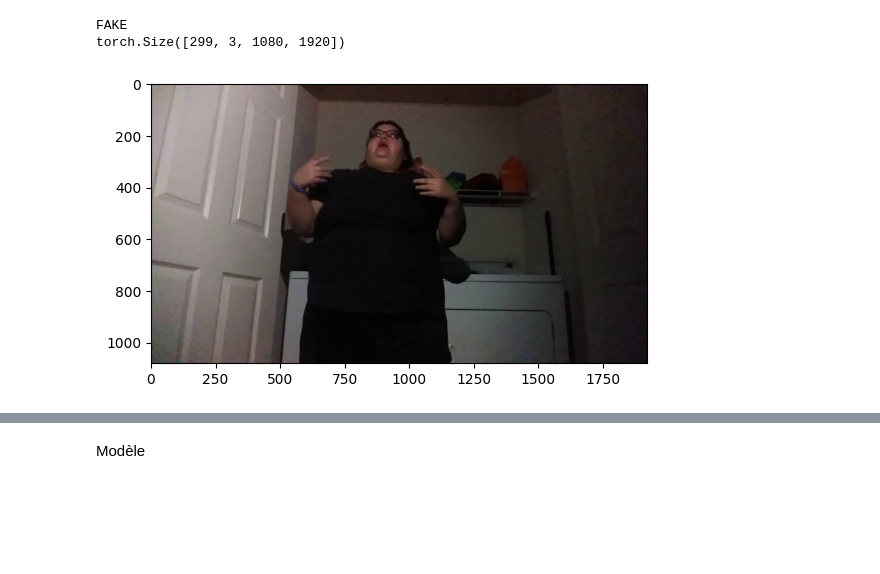
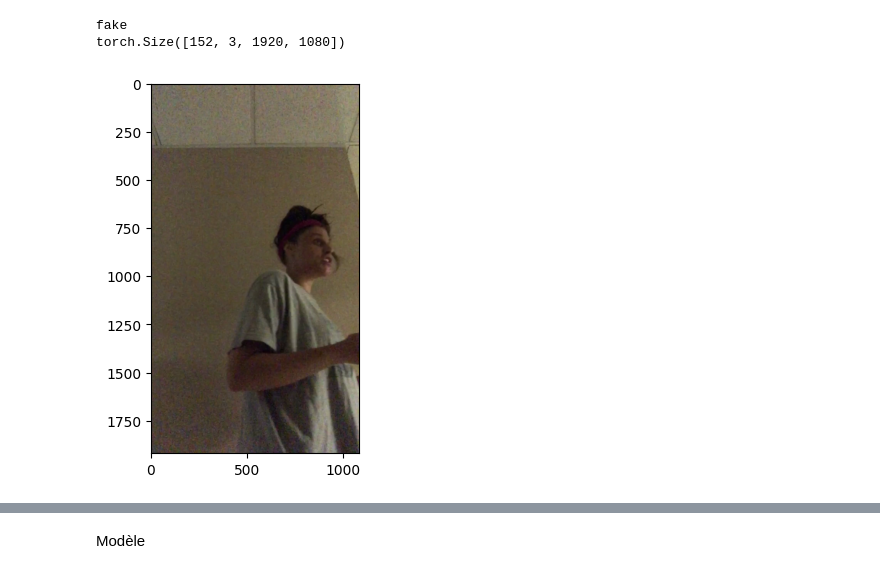
Before and after one commit to thomasgegout/automathon-2024, a Jupyter notebook: baseline.ipynb, the cells around one changed output, grey strips where cells are left out. Cells and saved outputs as stored; diff of their text form; code cells hidden in the pictures; blank space fills up the shorter version.

```diff
--- a/baseline.ipynb
+++ b/baseline.ipynb
@@ -9,9 +9,10 @@ import json
 class TrainVideoDataset(Dataset):
     def __init__(self, root_dir):
         self.root_dir = root_dir
-        self.video_files = [f for f in os.listdir(root_dir) if f.endswith('.mp4')]
-        with open(root_dir+"\metadata.json", 'r') as file :
+        with open(os.path.join(root_dir, "metadata.json"), 'r') as file :
             self.data= json.load(file)
+        self.video_files = [f for f in os.listdir(root_dir) if f.endswith('.mp4') and f in self.data.keys()]
+
 
     def __len__(self):
         return len(self.video_files)
@@ -20,26 +21,25 @@ class TrainVideoDataset(Dataset):
         video_path = os.path.join(self.root_dir, self.video_files[idx])
         video, audio, info = io.read_video(video_path, pts_unit='sec')
 
-        return video.permute(0,3,1,2), self.data[self.video_files[idx]]['label']
+        return video.permute(0,3,1,2), self.data[self.video_files[idx]]
 
 
 
-dataset=TrainVideoDataset('deepfake-detection\dfdc_train_part_1')
+dataset=TrainVideoDataset(os.path.expanduser("~/training"))
 # %%
 import matplotlib.pyplot as plt
 
-def print_img(img) :
-    img=img.permute(1,2,0)
+def display_image(img) :
+    img = img.permute(1,2,0)
     plt.imshow(img)
 
 video, label = dataset[0]
-img=video[0]
+img = video[0]
 
-print_img(img)
+display_image(img)
 print(label)
-
 print(video.shape)
 # %% [output]
-FAKE
-torch.Size([299, 3, 1080, 1920])
+fake
+torch.Size([152, 3, 1920, 1080])
-[figure, old version]
+[figure, new version]
```
Also changed, not shown: parts of 3 cells of this notebook, 1 other file.
